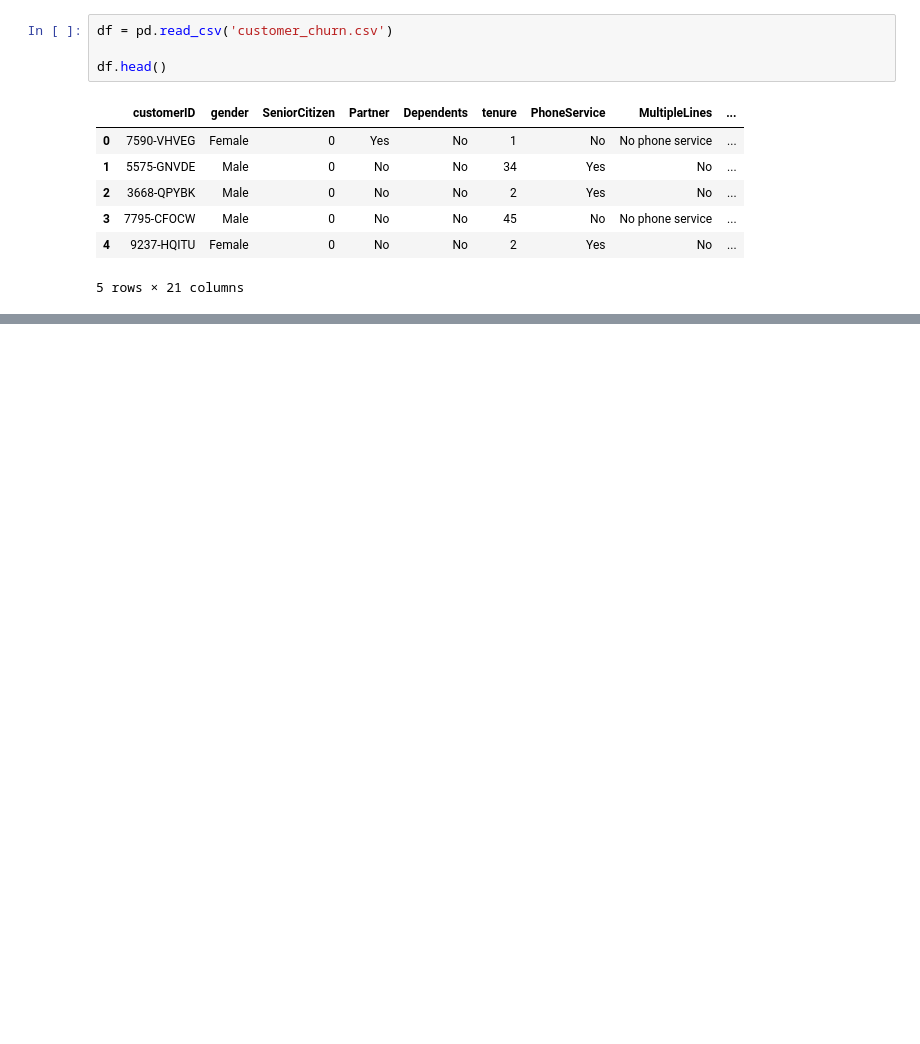
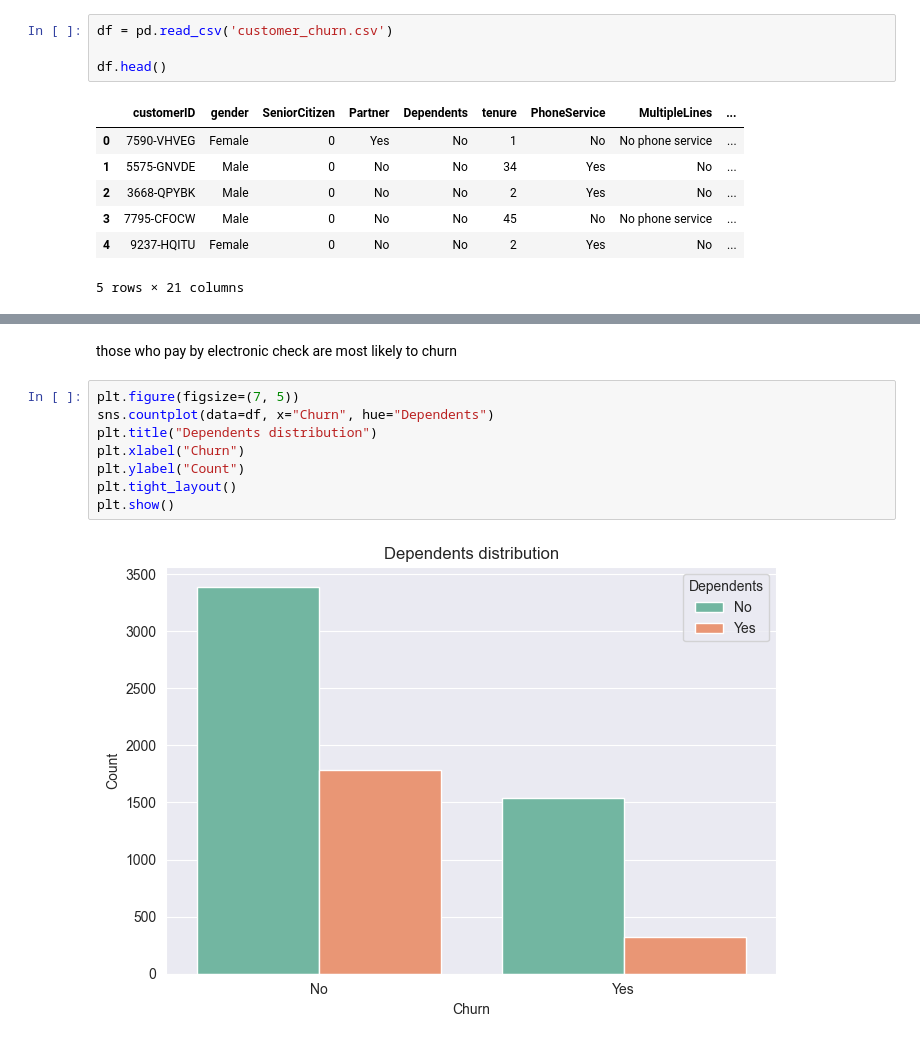
Before and after one commit to chiefzhantr/Customer-Churn-Prediction, a Jupyter notebook: model.ipynb, the cells around one changed output, grey strips where cells are left out. Saved outputs shown, nothing was run; the diff lists cells and outputs as text; blank space fills up the shorter version.

```diff
--- a/model.ipynb
+++ b/model.ipynb
@@ -21,0 +136,12 @@ df.head()
+# %% [markdown]
+those who pay by electronic check are most likely to churn
+# %%
+plt.figure(figsize=(7, 5))
+sns.countplot(data=df, x="Churn", hue="Dependents")
+plt.title("Dependents distribution")
+plt.xlabel("Churn")
+plt.ylabel("Count")
+plt.tight_layout()
+plt.show()
+# %% [output]
+[figure, added]
```
Also changed, not shown: parts of 33 cells of this notebook.
